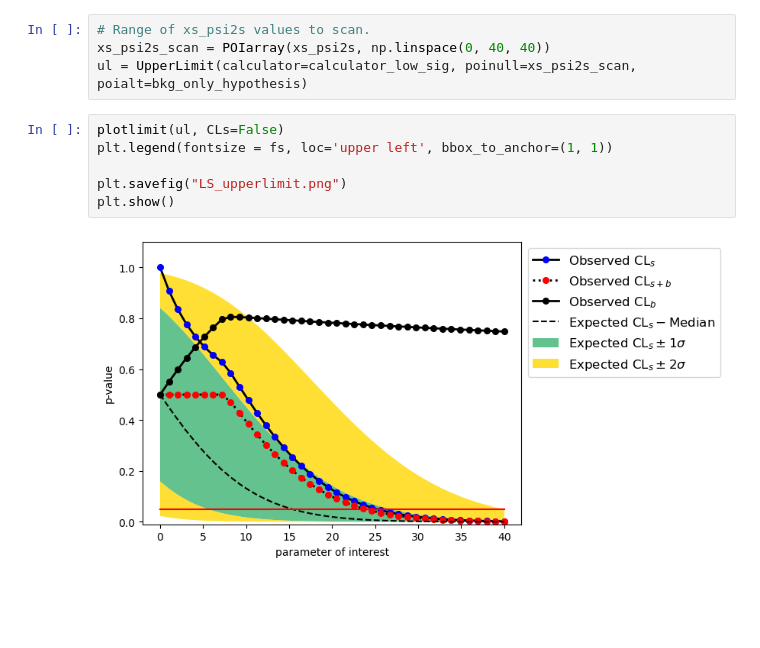
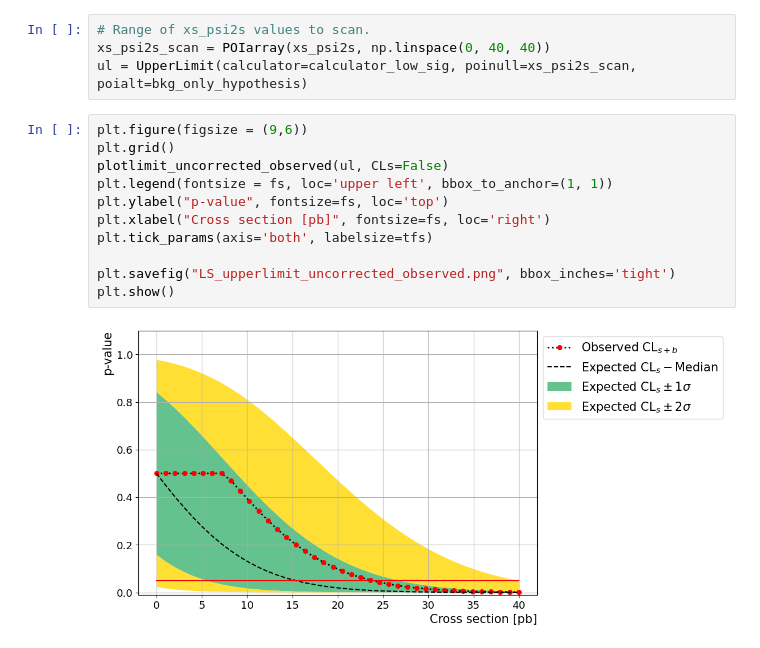
Before and after one commit to Matteo-Bellino/SMATEP_Project, a Jupyter notebook: Psi2S_RadanoBellino.ipynb, the cells around one changed output. Cells and saved outputs as stored; diff of their text form; blank space fills up the shorter version.

```diff
--- a/Psi2S_RadanoBellino.ipynb
+++ b/Psi2S_RadanoBellino.ipynb
@@ -1182,13 +1174,18 @@ discovery_low_sig.result()
 xs_psi2s_scan = POIarray(xs_psi2s, np.linspace(0, 40, 40))
 ul = UpperLimit(calculator=calculator_low_sig, poinull=xs_psi2s_scan, poialt=bkg_only_hypothesis)
 # %%
-plotlimit(ul, CLs=False)
+plt.figure(figsize = (9,6))
+plt.grid()
+plotlimit_uncorrected_observed(ul, CLs=False)
 plt.legend(fontsize = fs, loc='upper left', bbox_to_anchor=(1, 1))
+plt.ylabel("p-value", fontsize=fs, loc='top')
+plt.xlabel("Cross section [pb]", fontsize=fs, loc='right')
+plt.tick_params(axis='both', labelsize=tfs)
 
-plt.savefig("LS_upperlimit.png")
+plt.savefig("LS_upperlimit_uncorrected_observed.png", bbox_inches='tight')
 plt.show()
 # %% [output]
-[figure, old version]
+[figure, new version]
 # %%
 #upper limit
 ul.upperlimit(alpha=0.05)
```
Also changed, not shown: parts of 14 cells of this notebook, 1 other file.
